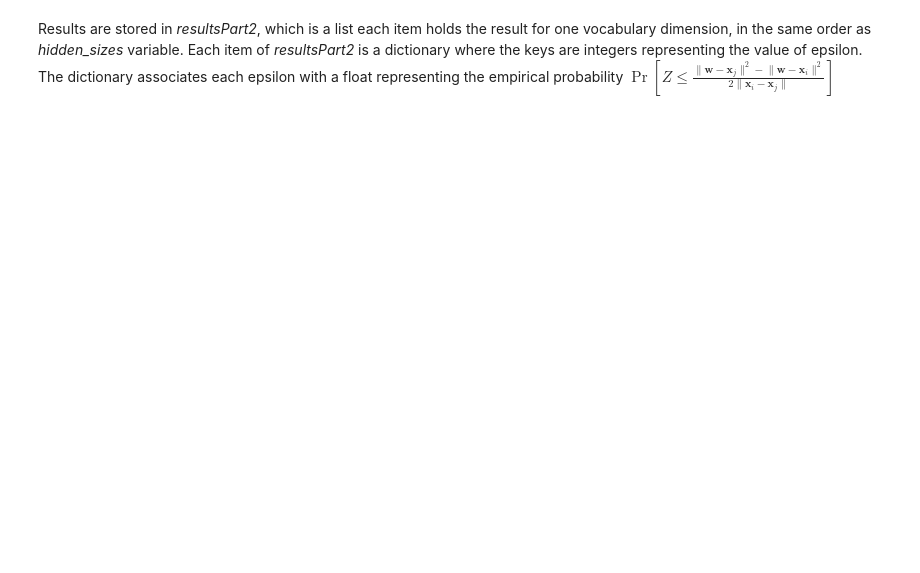
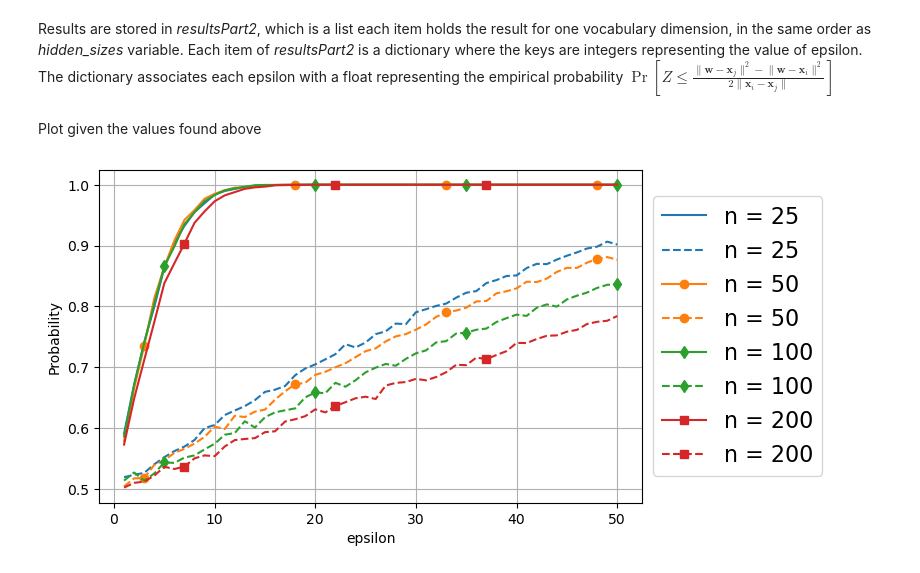
Before and after one commit to r-carpentier/dx-privacy-curse, a Jupyter notebook: glove/NeighborDistances.ipynb, the cells around one changed output. Saved outputs shown, nothing was run; the diff lists cells and outputs as text; code cells hidden in the pictures; blank space fills up the shorter version.

```diff
--- a/glove/NeighborDistances.ipynb
+++ b/glove/NeighborDistances.ipynb
@@ -325,2 +365,4 @@ with ProcessPoolExecutor(max_workers=5) as executor:
 # %% [markdown]
 Results are stored in *resultsPart2*, which is a list each item holds the result for one vocabulary dimension, in the same order as *hidden_sizes* variable. Each item of *resultsPart2* is a dictionary where the keys are integers representing the value of epsilon. The dictionary associates each epsilon with a float representing the empirical probability $\Pr \left[ Z \leq \frac{\lVert{\mathbf{w} - \mathbf{x}_j}\rVert^2 - \lVert{\mathbf{w} - \mathbf{x}_i}\rVert^2  }{2 \lVert{\mathbf{x}_i - \mathbf{x}_j}\rVert}\right]$
+# %% [markdown]
+Plot given the values found above
@@ -326,0 +461,29 @@ Results are stored in *resultsPart2*, which is a list each item holds the result
+# %%
+import matplotlib.colors as mc
+import matplotlib.pyplot as plt
+golden_ratio = (1 + 5 ** 0.5) / 2
+
+fig, ax = plt.subplots(figsize=(7, 7/golden_ratio))
+#color = iter(plt.cm.rainbow(np.linspace(0, 1, 4)))
+color = iter(mc.TABLEAU_COLORS)
+
+markers = iter(["","o","d", "s"])
+marker_starts = iter([0, 2, 4, 6])
+
+for dim in dims:
+    c = next(color)
+    marker = next(markers)
+    marker_start = next(marker_starts)
+    ax.plot(epsilons, probs_w[dim], c=c, label = "n = " + dim, linewidth=1.5, marker=marker, markevery=(marker_start, 15))
+    ax.plot(epsilons, probs_x1_x2[dim], linestyle = "--", c=c, label = "n = " + dim, linewidth=1.5, marker=marker, markevery=(marker_start, 15))
+    #plt.plot(epsilons, probs_x1_x101[dim], linestyle = "dashdot", c=c, label = "$n$ = " + dim)
+
+plt.rcParams.update({'font.size': 16})
+ax.set_xlabel("epsilon")
+ax.set_ylabel("Probability")
+
+ax.legend(loc='center left', bbox_to_anchor=(1, 0.5))
+ax.grid()
+fig.show()
+# %% [output]
+[figure, added]
```
Also changed, not shown: parts of 13 cells of this notebook, 19 other files.
